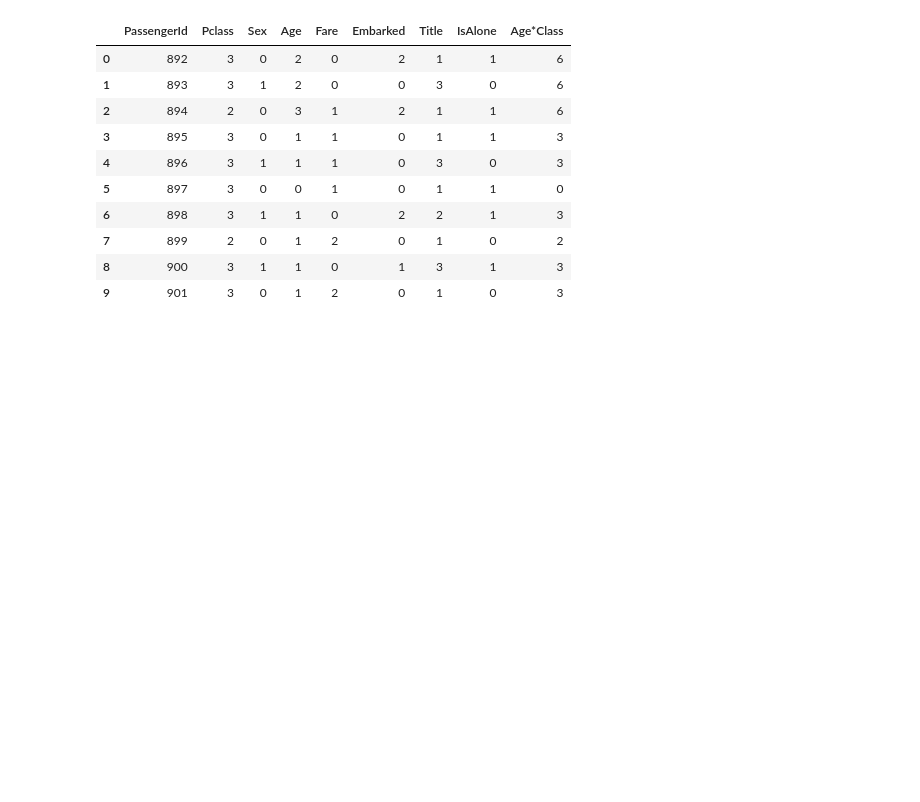
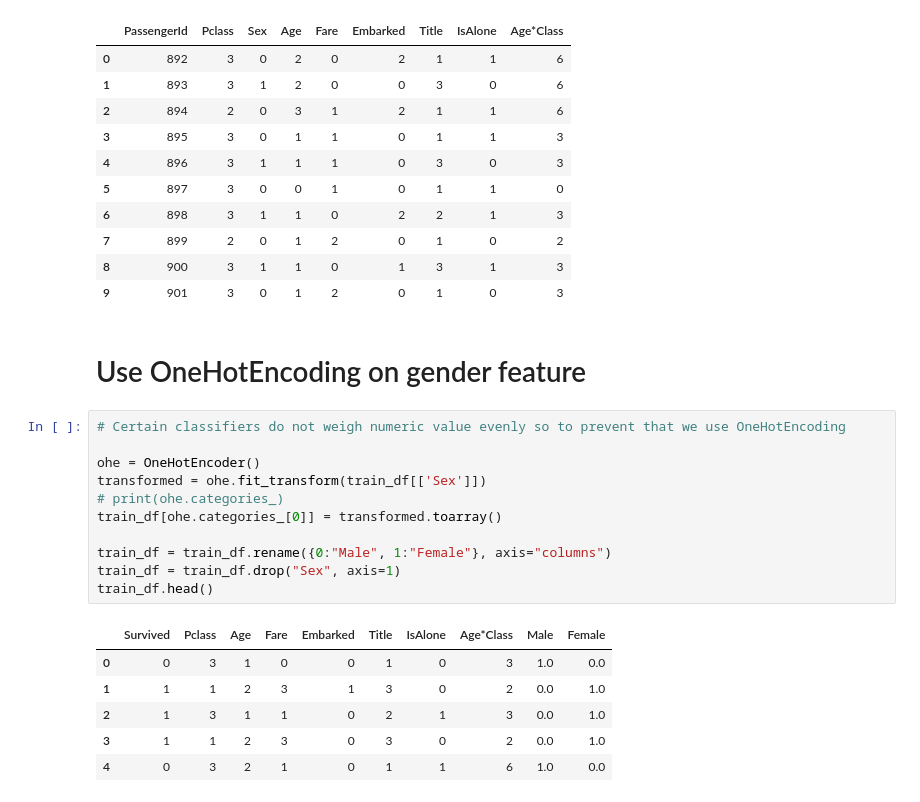
Before and after one commit to janlade/titanic, a Jupyter notebook: titanic_kaggle.ipynb, the cells around one changed output. Drawn from its saved outputs; the diff is of its cells as text; blank space fills up the shorter version.

```diff
--- a/titanic_kaggle.ipynb
+++ b/titanic_kaggle.ipynb
@@ -697,3 +709,23 @@ test_df.head(10)
 | 7 | 899 | 2 | 0 | 1 | 2 | 0 | 1 | 0 | 2 |
 | 8 | 900 | 3 | 1 | 1 | 0 | 1 | 3 | 1 | 3 |
 | 9 | 901 | 3 | 0 | 1 | 2 | 0 | 1 | 0 | 3 |
+# %% [markdown]
+# Use OneHotEncoding on gender feature
+# %%
+# Certain classifiers do not weigh numeric value evenly so to prevent that we use OneHotEncoding
+
+ohe = OneHotEncoder()
+transformed = ohe.fit_transform(train_df[['Sex']])
+# print(ohe.categories_)
+train_df[ohe.categories_[0]] = transformed.toarray()
+
+train_df = train_df.rename({0:"Male", 1:"Female"}, axis="columns")
+train_df = train_df.drop("Sex", axis=1)
+train_df.head()
+# %% [output]
+|  | Survived | Pclass | Age | Fare | Embarked | Title | IsAlone | Age*Class | Male | Female |
+| 0 | 0 | 3 | 1 | 0 | 0 | 1 | 0 | 3 | 1.0 | 0.0 |
+| 1 | 1 | 1 | 2 | 3 | 1 | 3 | 0 | 2 | 0.0 | 1.0 |
+| 2 | 1 | 3 | 1 | 1 | 0 | 2 | 1 | 3 | 0.0 | 1.0 |
+| 3 | 1 | 1 | 2 | 3 | 0 | 3 | 0 | 2 | 0.0 | 1.0 |
+| 4 | 0 | 3 | 2 | 1 | 0 | 1 | 1 | 6 | 1.0 | 0.0 |
```
Also changed, not shown: parts of 18 cells of this notebook.
